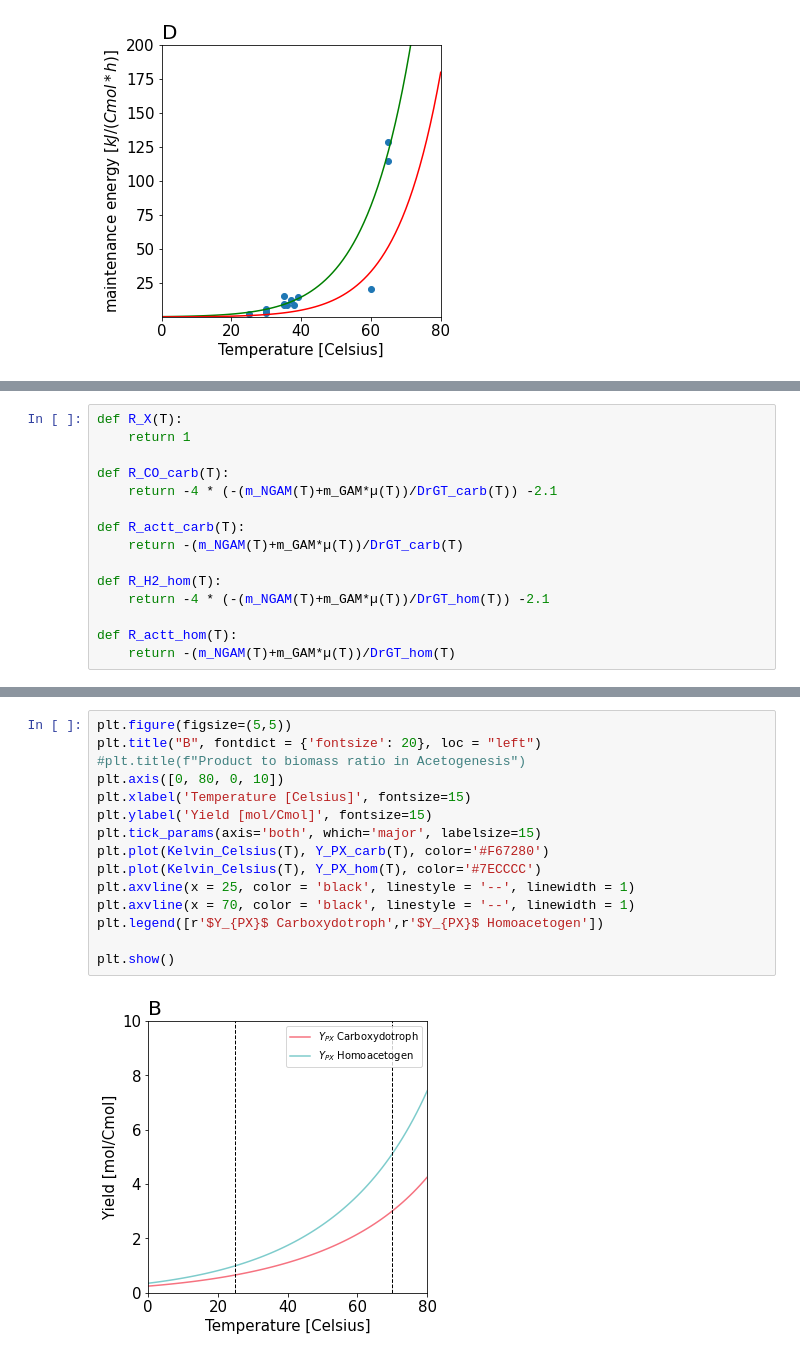
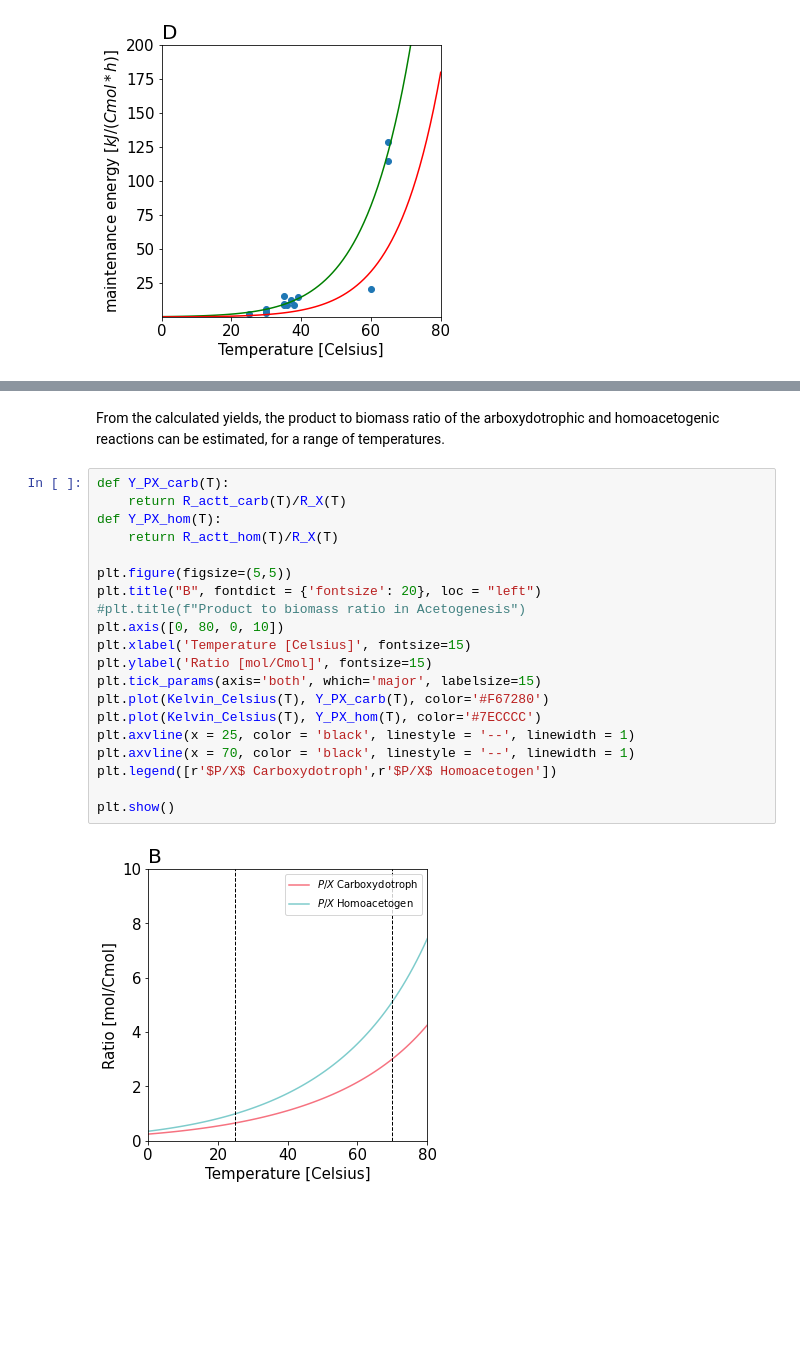
Before and after one commit to biosustain/CO2_fixation_models, a Jupyter notebook: Scripts/02_AcetogenYieldTempDependency.ipynb, the cells around one changed output, grey strips where cells are left out. Saved outputs shown, nothing was run; the diff lists cells and outputs as text; blank space fills up the shorter version.

```diff
--- a/Scripts/02_AcetogenYieldTempDependency.ipynb
+++ b/Scripts/02_AcetogenYieldTempDependency.ipynb
@@ -263,15 +313,0 @@ Combine the above temperature-dependent elements into overall stoichiometries an
-# %%
-def R_X(T):
-    return 1
-
-def R_CO_carb(T):
-    return -4 * (-(m_NGAM(T)+m_GAM*µ(T))/DrGT_carb(T)) -2.1
-
-def R_actt_carb(T):
-    return -(m_NGAM(T)+m_GAM*µ(T))/DrGT_carb(T)
-
-def R_H2_hom(T):
-    return -4 * (-(m_NGAM(T)+m_GAM*µ(T))/DrGT_hom(T)) -2.1
-
-def R_actt_hom(T):
-    return -(m_NGAM(T)+m_GAM*µ(T))/DrGT_hom(T)
@@ -309,23 +340,30 @@ plt.legend([r'$Y_{XS}$ Carboxydotroph',r'$Y_{PS}$ Carboxydotroph',r'$Y_{XS}$ Hom
 plt.show()
 # %% [output]
 [figure]
+# %% [markdown]
+From the calculated yields, the product to biomass ratio of the arboxydotrophic and homoacetogenic reactions can be estimated, for a range of temperatures.
 # %%
+def Y_PX_carb(T):
+    return R_actt_carb(T)/R_X(T)
+def Y_PX_hom(T):
+    return R_actt_hom(T)/R_X(T)
+
 plt.figure(figsize=(5,5))
 plt.title("B", fontdict = {'fontsize': 20}, loc = "left")
 #plt.title(f"Product to biomass ratio in Acetogenesis")
 plt.axis([0, 80, 0, 10])
 plt.xlabel('Temperature [Celsius]', fontsize=15)
-plt.ylabel('Yield [mol/Cmol]', fontsize=15)
+plt.ylabel('Ratio [mol/Cmol]', fontsize=15)
 plt.tick_params(axis='both', which='major', labelsize=15)
 plt.plot(Kelvin_Celsius(T), Y_PX_carb(T), color='#F67280')
 plt.plot(Kelvin_Celsius(T), Y_PX_hom(T), color='#7ECCCC')
 plt.axvline(x = 25, color = 'black', linestyle = '--', linewidth = 1)
 plt.axvline(x = 70, color = 'black', linestyle = '--', linewidth = 1)
-plt.legend([r'$Y_{PX}$ Carboxydotroph',r'$Y_{PX}$ Homoacetogen'])
+plt.legend([r'$P/X$ Carboxydotroph',r'$P/X$ Homoacetogen'])
 
 plt.show()
 # %% [output]
-[figure, old version]
+[figure, new version]
 # %%
 T1 = Celsius_Kelvin(30)
 T2 = Celsius_Kelvin(60)
```
Also changed, not shown: parts of 22 cells of this notebook, 1 other file.
